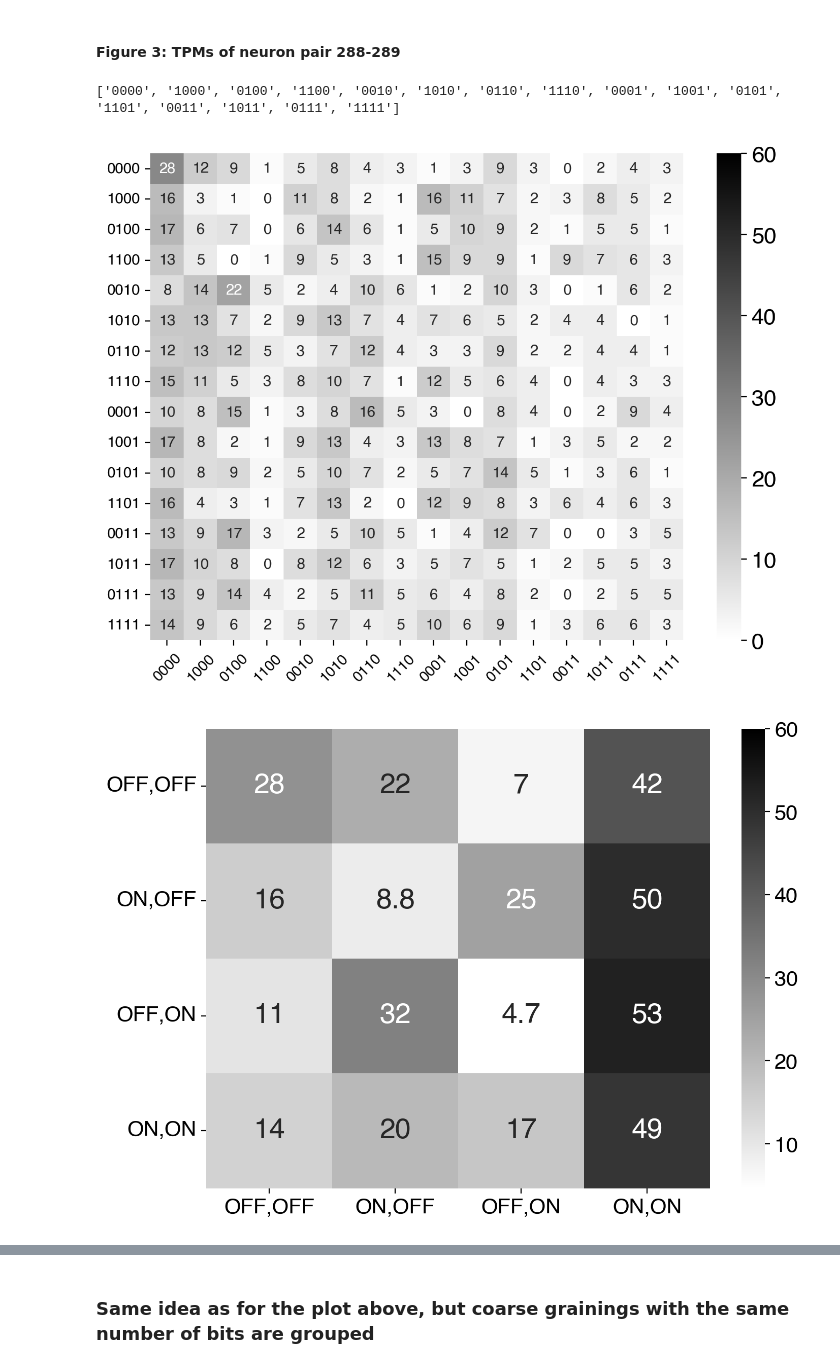
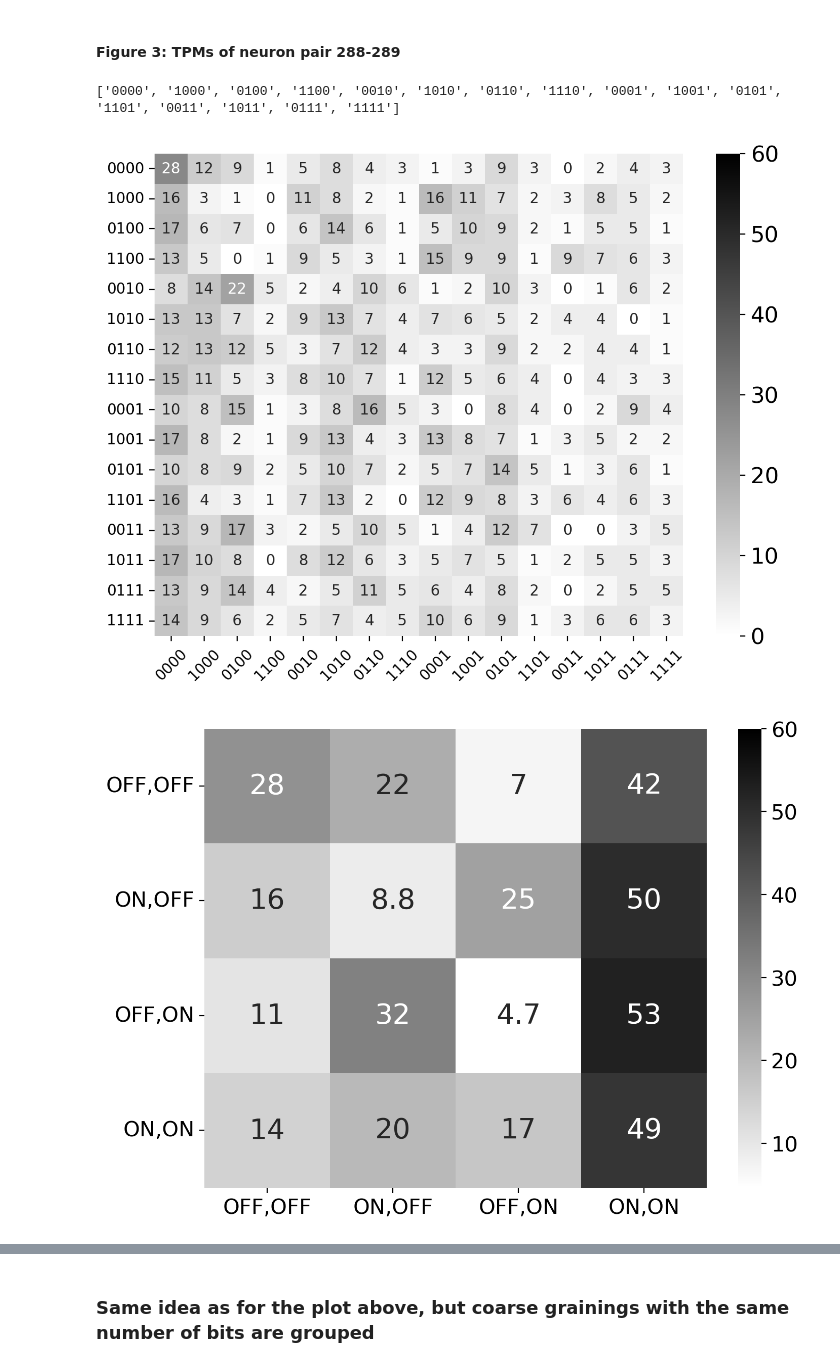
Before and after one commit to isacdaavid/temporal_emergence, a Jupyter notebook: results_walkthrough.ipynb, the cells around one changed output, grey strips where cells are left out. Drawn from its saved outputs; the diff is of its cells as text; code cells hidden in the pictures.

```diff
--- a/results_walkthrough.ipynb
+++ b/results_walkthrough.ipynb
@@ -313,40 +327,40 @@ import seaborn as sns
 plt.rcParams.update({
     "text.usetex": False,
     "font.family": "sans-serif",
-    "font.sans-serif": ["Helvetica"]})
+    "font.sans-serif": ["DejaVu Sans"]})
 states_micro = ["0000", "1000", "0100", "1100", "0010", "1010", "0110", "1110", "0001", "1001", "0101", "1101", "0011", "1011", "0111", "1111"]
 #[(b,a) for (a,b) in Helpers.get_nary_states(2,4)]
 print(states_micro)
 states_macro = ["OFF,OFF", "ON,OFF", "OFF,ON", "ON,ON"]
 
 
 TPM_max_phi = np.loadtxt("results/macro_micros_fixed/micro_288_289_occs_200_bin_0.0178625_skip_2.csv")
 plt.figure(figsize=(8, 6), dpi=200)
 
 ax = sns.heatmap((TPM_max_phi*100).astype(int), annot=True, xticklabels=states_micro, yticklabels=states_micro, cmap="gray_r", vmax=60)
 plt.xticks(rotation=45)
 cbar = ax.collections[0].colorbar
 cbar.ax.tick_params(labelsize=15)
 
 plt.savefig("figures/TPM_288_289_micro", transparent=False)
 element_coarse_grainings = [[[0], [1,2,3]], [[0,1,2],[3]], [[0], [1,2], [3]], [[0], [1], [2], [3]]]
 states, num_states_l = CoarseGrainer.get_state_maps(element_coarse_grainings)
 
 plt.figure(figsize=(8, 6), dpi=200)
 TPM_max_phi_coarse_grained = CoarseGrainer.coarse_grain_nonbinary_TPM(TPM_max_phi,states[0], num_states_l[0])
 ax = sns.heatmap(TPM_max_phi_coarse_grained*100, annot=True, annot_kws={"fontsize":20}, xticklabels=states_macro, yticklabels=states_macro, cmap="gray_r", vmax=60)
 plt.yticks(rotation=0, fontsize=15)
 plt.xticks(rotation=0, fontsize=15)
 
 cbar = ax.collections[0].colorbar
 cbar.ax.tick_params(labelsize=15)
 
 plt.savefig("figures/TPM_288_289_macro", transparent=False)
 plt.show()
 # %% [output]
 ['0000', '1000', '0100', '1100', '0010', '1010', '0110', '1110', '0001', '1001', '0101', '1101', '0011', '1011', '0111', '1111']
-[figure, old version]
+[figure, new version]
-[figure, old version]
+[figure, new version]
 # %% [markdown]
 ### Figure 4
 
```
Also changed, not shown: parts of 22 cells of this notebook, 3 other files.
